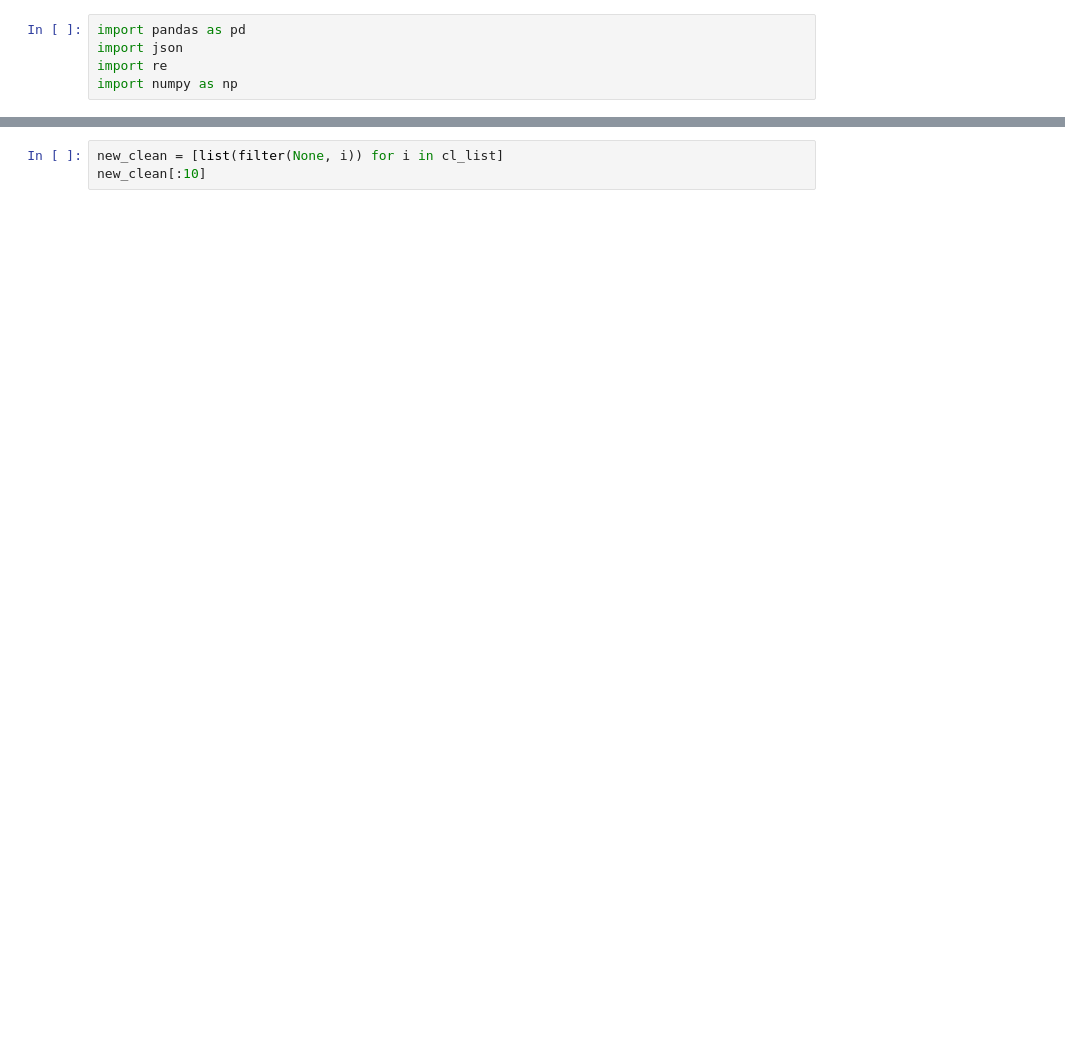
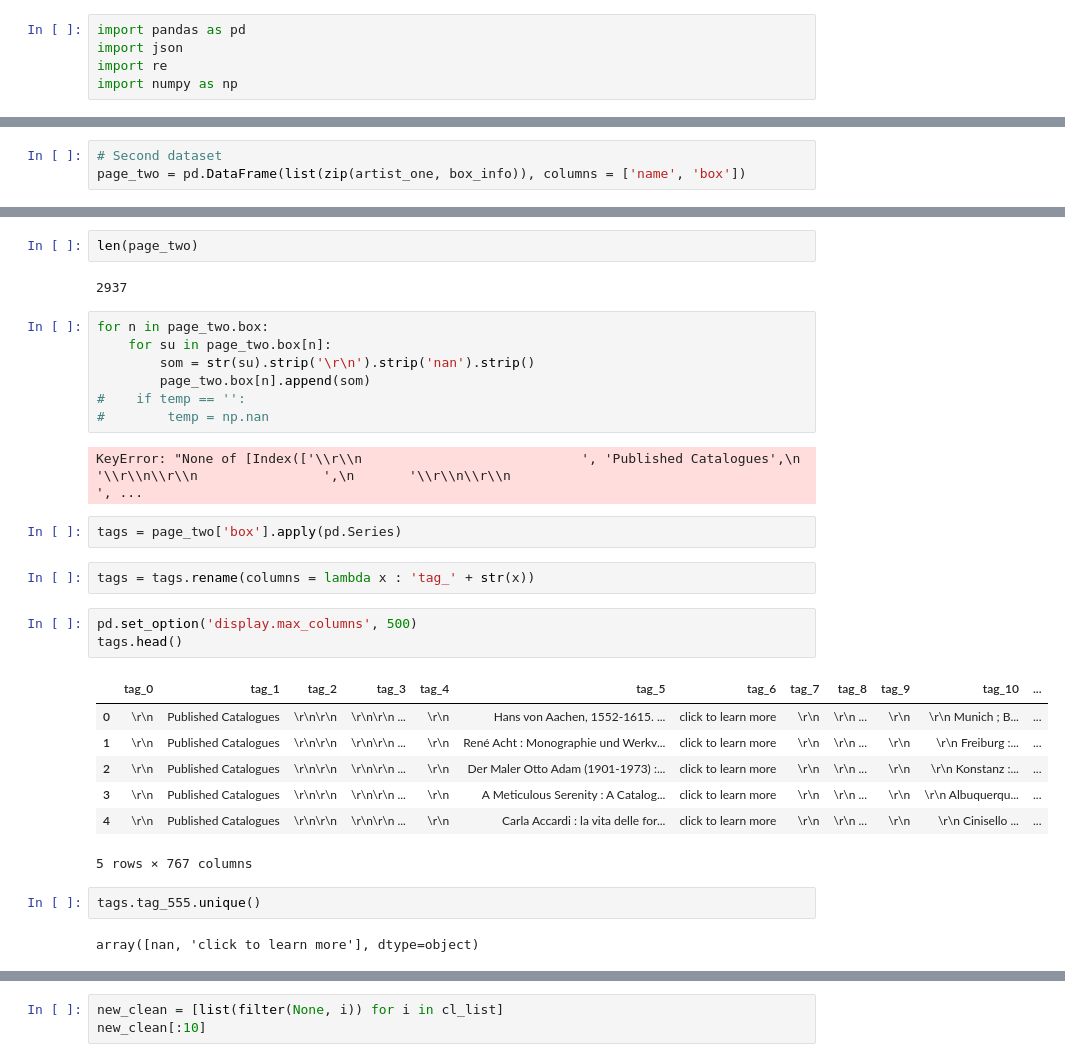
Before and after one commit to ramonprz01/art-auction, a Jupyter notebook: cleaning_part.ipynb, the cells around one changed output, grey strips where cells are left out. Drawn from its saved outputs; the diff is of its cells as text; blank space fills up the shorter version.

```diff
--- a/cleaning_part.ipynb
+++ b/cleaning_part.ipynb
@@ -156,0 +218,3 @@ TypeError: unhashable type: 'list'
+# %%
+# Second dataset
+page_two = pd.DataFrame(list(zip(artist_one, box_info)), columns = ['name', 'box'])
@@ -156,0 +230,32 @@ TypeError: unhashable type: 'list'
+# %%
+len(page_two)
+# %% [output]
+2937
+# %%
+for n in page_two.box:
+    for su in page_two.box[n]:
+        som = str(su).strip('\r\n').strip('nan').strip()
+        page_two.box[n].append(som)
+#    if temp == '':
+#        temp = np.nan
+# %% [output]
+KeyError: "None of [Index(['\\r\\n                            ', 'Published Catalogues',\n       '\\r\\n\\r\\n                ',\n       '\\r\\n\\r\\n                                                ', ...
+# %%
+tags = page_two['box'].apply(pd.Series)
+# %%
+tags = tags.rename(columns = lambda x : 'tag_' + str(x))
+# %%
+pd.set_option('display.max_columns', 500)
+tags.head()
+# %% [output]
+|  | tag_0 | tag_1 | tag_2 | tag_3 | tag_4 | tag_5 | tag_6 | tag_7 | tag_8 | tag_9 | tag_10 | ... |
+| 0 | \r\n | Published Catalogues | \r\n\r\n | \r\n\r\n ... | \r\n | Hans von Aachen, 1552-1615. ... | click to learn more | \r\n | \r\n ... | \r\n | \r\n Munich ; B... | ... |
+| 1 | \r\n | Published Catalogues | \r\n\r\n | \r\n\r\n ... | \r\n | René Acht : Monographie und Werkv... | click to learn more | \r\n | \r\n ... | \r\n | \r\n Freiburg :... | ... |
+| 2 | \r\n | Published Catalogues | \r\n\r\n | \r\n\r\n ... | \r\n | Der Maler Otto Adam (1901-1973) :... | click to learn more | \r\n | \r\n ... | \r\n | \r\n Konstanz :... | ... |
+| 3 | \r\n | Published Catalogues | \r\n\r\n | \r\n\r\n ... | \r\n | A Meticulous Serenity : A Catalog... | click to learn more | \r\n | \r\n ... | \r\n | \r\n Albuquerqu... | ... |
+| 4 | \r\n | Published Catalogues | \r\n\r\n | \r\n\r\n ... | \r\n | Carla Accardi : la vita delle for... | click to learn more | \r\n | \r\n ... | \r\n | \r\n Cinisello ... | ... |
+5 rows × 767 columns
+# %%
+tags.tag_555.unique()
+# %% [output]
+array([nan, 'click to learn more'], dtype=object)
```
Also changed, not shown: parts of 52 cells of this notebook.
